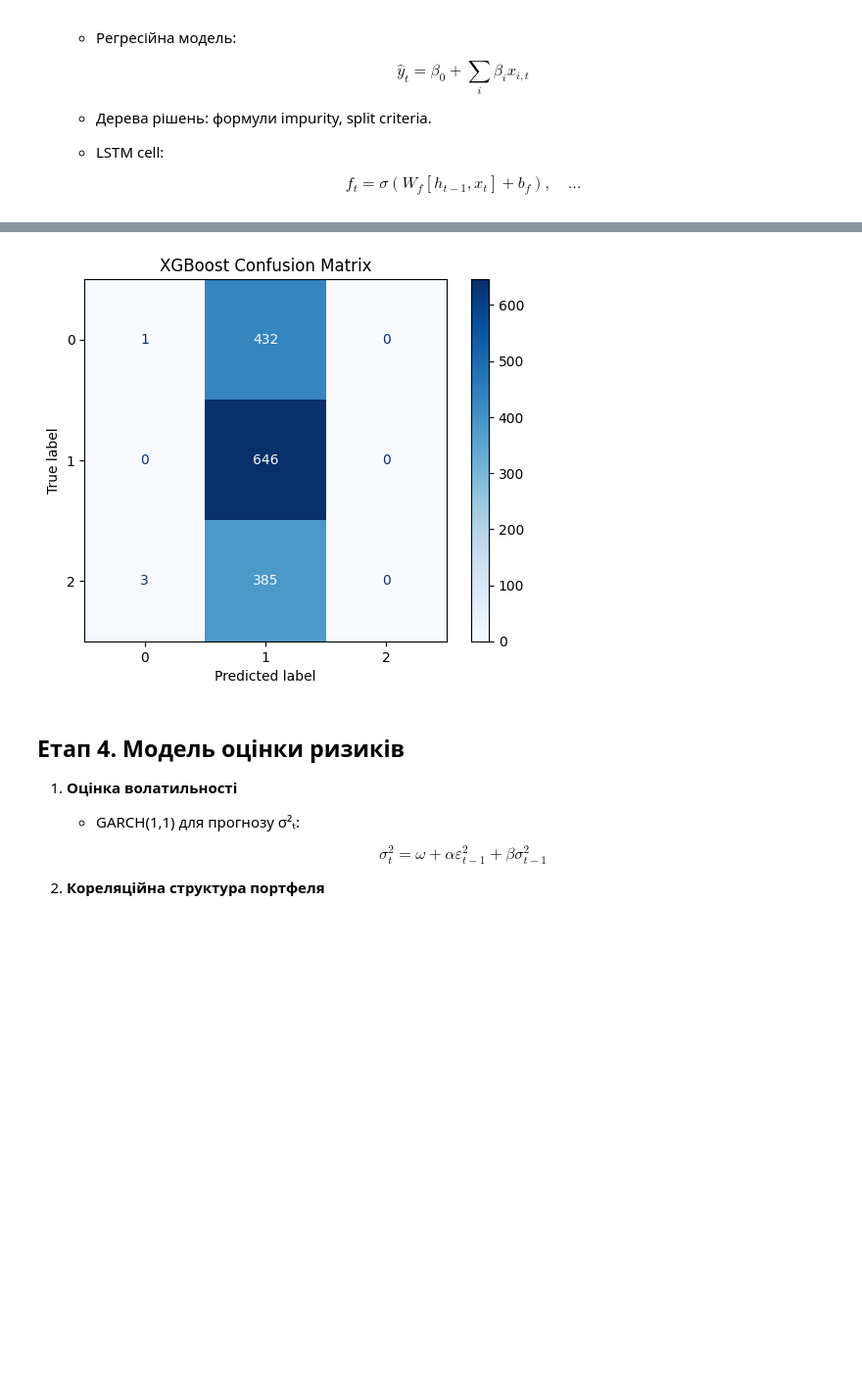
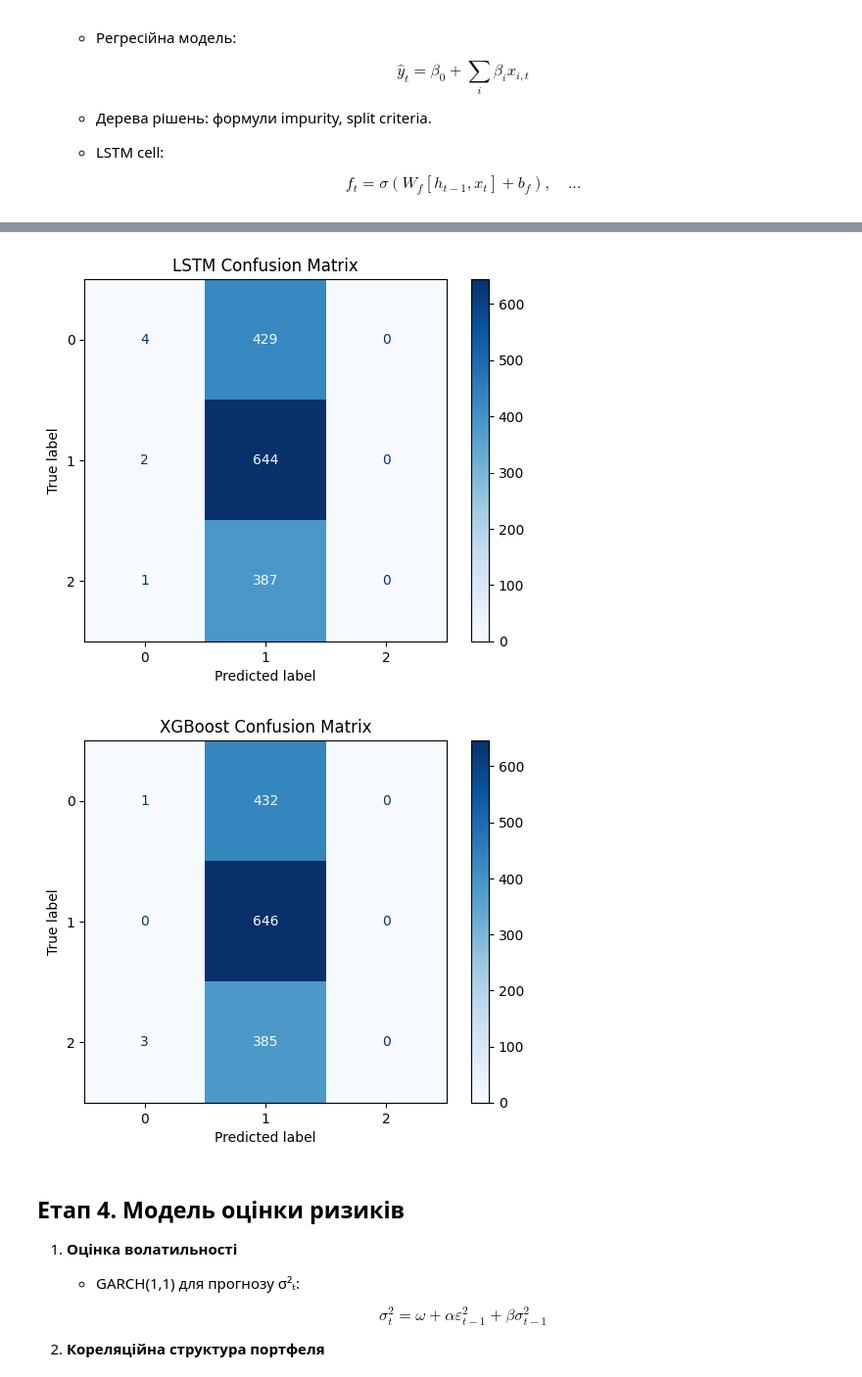
Before and after one commit to AdobyY/TA-Bot, a Jupyter notebook: main.ipynb, the cells around one changed output, grey strips where cells are left out. Shown at 98% size. Cells and saved outputs as stored; diff of their text form; code cells hidden in the pictures; blank space fills up the shorter version.

```diff
--- a/main.ipynb
+++ b/main.ipynb
@@ -11,6 +11,8 @@ import yfinance as yf
 TICKER = 'AAPL'
 START_DATE = '2000-01-01'
 END_DATE = '2024-12-31'
+START_TEST = '2025-01-01'
+END_TEST = '2025-06-31'
 INTERVAL = '1d'
 FREQ = 'D'
 LAGS = [1, 2, 3, 5]
@@ -146,7 +148,7 @@ def create_features(df: pd.DataFrame) -> pd.DataFrame:
 
 def prepare_xy(df):
     X = create_features(df)
-    y = df['Close']
+    y = df.loc[X.index, 'Close']
     return X, y
 
 # =====================
@@ -485,23 +463,53 @@ Name: count, dtype: int64
 XGB best params: {'learning_rate': 0.01, 'max_depth': 1, 'n_estimators': 300} WF Acc: 0.41049761417859576
 XGB Acc: 0.44103612815269255
+# %%
+X_signal, y_signal = generate_signals(X, y['AAPL'], threshold=0.005)
+test_size = int(0.2 * len(X_signal))
+X_train, y_train = X_signal[:-test_size], y_signal[:-test_size]
+X_test, y_test = X_signal[-test_size:], y_signal[-test_size:]
+splits = walk_forward_indices(len(X_train), n_splits=5)
+print("Signal counts:\n", y_train.value_counts())
+
+
+# LSTM
+lstm_mod, lstm_scaler, lstm_hist = train_lstm(X_train, y_train, splits)
+# # Оцінка на останньому спліті
+tr, te = splits[-1]
+X_te = X_train.iloc[te[0]:te[1]]
+y_te = y_train.iloc[te[0]:te[1]]
+X_te_s = lstm_scaler.transform(X_te).reshape(-1, X_train.shape[1], 1)
+# Get class predictions for each sample
+lstm_probs = lstm_mod.predict(X_te_s)
+lstm_preds = np.argmax(lstm_probs, axis=1)
+print('LSTM Acc:', accuracy_score(y_te, lstm_preds))
+
+# XGBoost
+param_grid = {'n_estimators': [300, 500], 'max_depth': [1, 2], 'learning_rate': [0.01, 0.005]}
+xgb_mod, xgb_scaler, xgb_params, xgb_score = train_xgb(X_train, y_train, splits, param_grid)
+print('XGB best params:', xgb_params, 'WF Acc:', xgb_score)
+# Оцінка XGBoost на останньому спліті
+X_te_s = xgb_scaler.transform(X_te)
+xgb_preds = xgb_mod.predict(X_te_s)
+print('XGB Acc:', accuracy_score(y_te, xgb_preds))
 # %%
 from sklearn.metrics import confusion_matrix, ConfusionMatrixDisplay
 
 # LSTM confusion matrix
-# cm_lstm = confusion_matrix(y_te, lstm_preds)
-# disp_lstm = ConfusionMatrixDisplay(cm_lstm)
-# disp_lstm.plot(cmap='Blues')
-# plt.title('LSTM Confusion Matrix')
-# plt.show()
+cm_lstm = confusion_matrix(y_te, lstm_preds)
+disp_lstm = ConfusionMatrixDisplay(cm_lstm)
+disp_lstm.plot(cmap='Blues')
+plt.title('LSTM Confusion Matrix')
+plt.show()
 
 # XGBoost confusion matrix
 cm_xgb = confusion_matrix(y_te, xgb_preds)
 disp_xgb = ConfusionMatrixDisplay(cm_xgb)
 disp_xgb.plot(cmap='Blues')
 plt.title('XGBoost Confusion Matrix')
 plt.show()
 # %% [output]
-[figure, old version]
+[figure, new version]
+[figure, added]
 # %% [markdown]
 ## Етап 4. Модель оцінки ризиків
 
```
Also changed, not shown: parts of 6 cells of this notebook.
